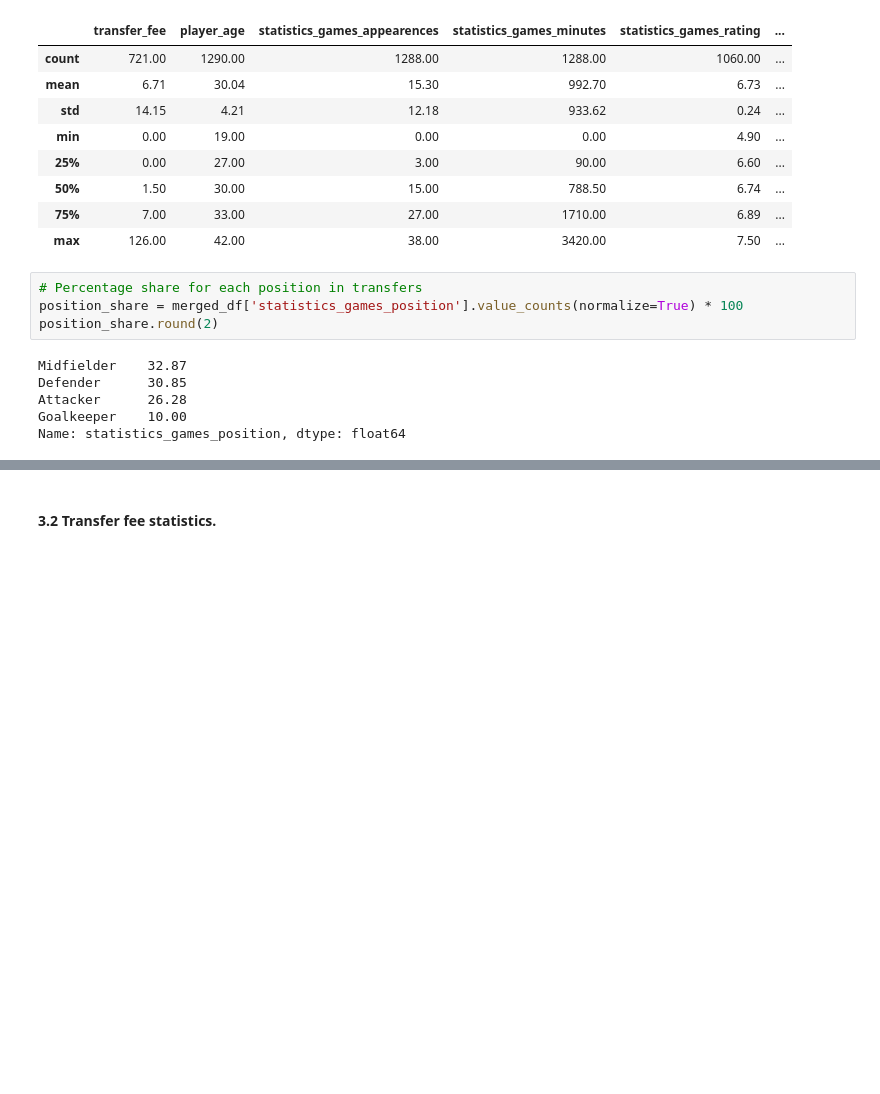
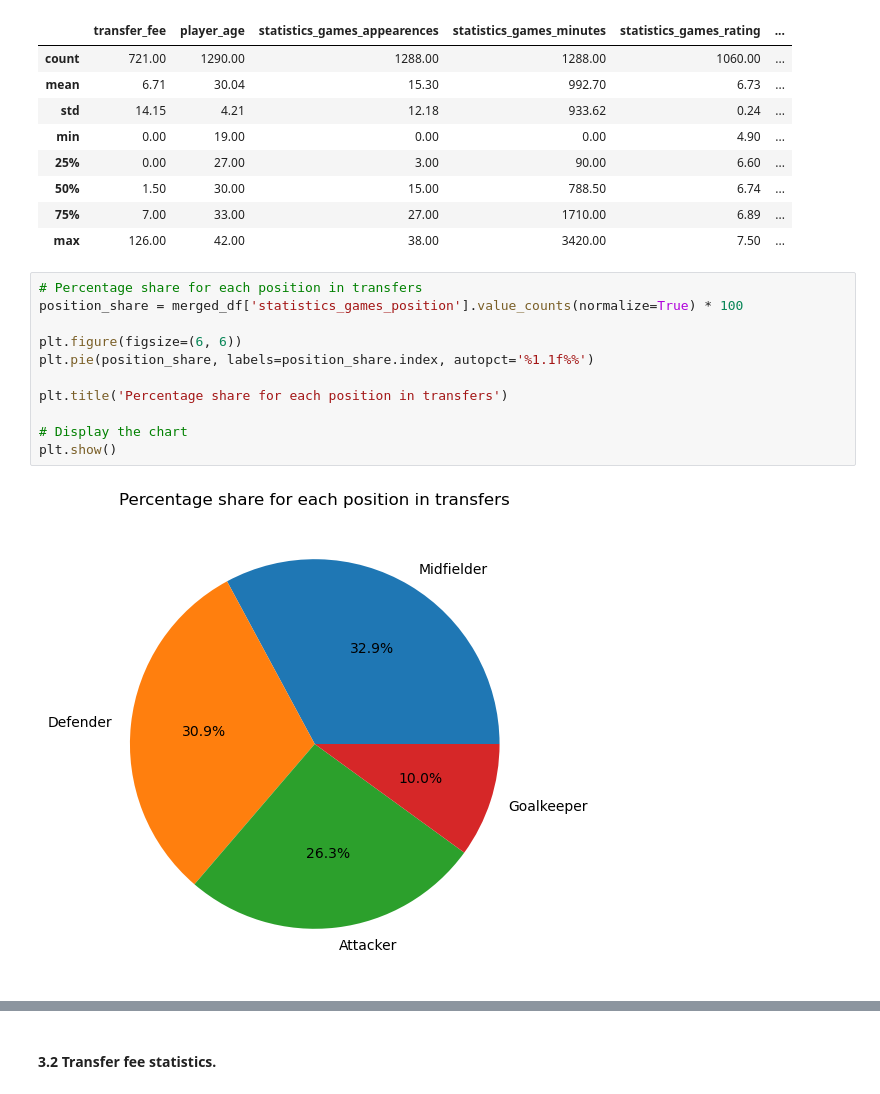
Before and after one commit to adrianmadry/la_liga_transfers, a Jupyter notebook: data_analysis.ipynb, the cells around one changed output, grey strips where cells are left out. Cells and saved outputs as stored; diff of their text form; blank space fills up the shorter version.

```diff
--- a/data_analysis.ipynb
+++ b/data_analysis.ipynb
@@ -305,11 +288,14 @@ merged_df[selected_columns].describe().round(2)
 # %%
 # Percentage share for each position in transfers
 position_share = merged_df['statistics_games_position'].value_counts(normalize=True) * 100
-position_share.round(2)
+
+plt.figure(figsize=(6, 6))
+plt.pie(position_share, labels=position_share.index, autopct='%1.1f%%')
+
+plt.title('Percentage share for each position in transfers')
+
+# Display the chart
+plt.show()
 # %% [output]
-Midfielder    32.87
-Defender      30.85
-Attacker      26.28
-Goalkeeper    10.00
-Name: statistics_games_position, dtype: float64
+[figure, added]
 # %%
```
Also changed, not shown: parts of 16 cells of this notebook.
